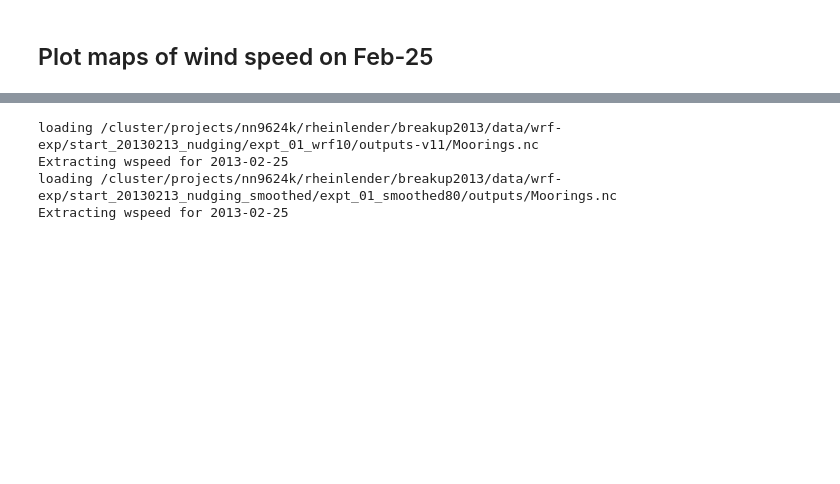
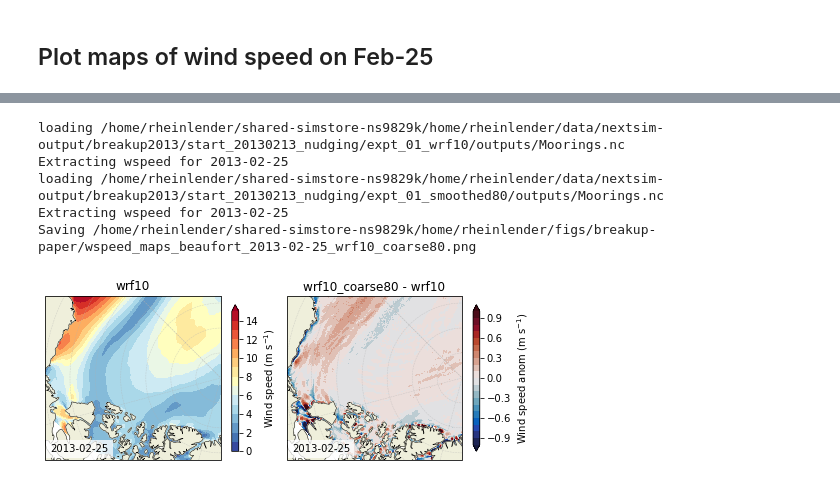
Before and after one commit to rheinlender/seaice-breakup-grl, a Jupyter notebook: plotting-scripts/winds_wrf10-coarsegrid.ipynb, the cells around one changed output, grey strips where cells are left out. Saved outputs shown, nothing was run; the diff lists cells and outputs as text; code cells hidden in the pictures; blank space fills up the shorter version.

```diff
--- a/plotting-scripts/winds_wrf10-coarsegrid.ipynb
+++ b/plotting-scripts/winds_wrf10-coarsegrid.ipynb
@@ -272,8 +279,8 @@ clim = [0,15,1] # for wind speed
 
 cmap = 'RdYlBu_r'
 cb_extend = 'max'
-clabel = 'Wind speed [m/s]'
-title_names = ['wrf10', 'smooth80 - wrf10']
+clabel = ['Wind speed (m s$^{-1}$)', 'Wind speed anom (m s$^{-1}$)']
+title_names = ['wrf10', 'wrf10_coarse80 - wrf10']
 clevs = np.arange(clim[0], clim[1]+clim[2], clim[2])
 
 fig, gs = make_figure(8,4, 1, 2); # make the figure
@@ -310,10 +317,21 @@ for i, fl in enumerate(files):
             # anomalies
             anom = arr-wrf10
             cs = ax.contourf(anom, zorder=1, extent=[*grid['x_extent'], *grid['y_extent']],
-                        levels=np.arange(-1, 1, 0.1), cmap= cmocean.cm.balance, extend='both')
+                        levels=np.arange(-1, 1+0.1, 0.1), cmap= cmocean.cm.balance, extend='both')
+
+        #cb_ax = fig.add_axes([0.91, 0.13, 0.01, 0.8]) # add axes for colorbar
+        cbar = fig.colorbar(cs, ax=ax, label=clabel[i], shrink=0.6)
+        #fig.colorbar(cs, ax=ax, label=clabel)
 
 # add colorbar
-fig.subplots_adjust(bottom=0.1, top=0.95, left=0.1, right=0.9, wspace=0.02, hspace=0.01)
-cb_ax = fig.add_axes([0.91, 0.13, 0.01, 0.8]) # add axes for colorbar
-cbar = fig.colorbar(cs, cax=cb_ax, label=clabel)
+fig.subplots_adjust(bottom=0.1, top=0.95, left=0.1, right=0.9, wspace=0.1, hspace=0.01)
+#cb_ax = fig.add_axes([0.91, 0.13, 0.01, 0.8]) # add axes for colorbar
+#cbar = fig.colorbar(cs, cax=cb_ax, label=clabel)
+# save figure
+figname = os.path.join(outdir,
+      '%s_%s_%s' % ('wspeed_maps_beaufort', dto, expts_names[1]))
+figname = figname + '.png'
+os.makedirs(os.path.dirname(figname), exist_ok=True)
+print(f'Saving {figname}')
+fig.savefig(figname, dpi=300, bbox_inches='tight')
 # %% [output]
@@ -322,7 +338,9 @@ cbar = fig.colorbar(cs, cax=cb_ax, label=clabel)
-loading /cluster/projects/nn9624k/rheinlender/breakup2013/data/wrf-exp/start_20130213_nudging/expt_01_wrf10/outputs-v11/Moorings.nc
+loading /home/rheinlender/shared-simstore-ns9829k/home/rheinlender/data/nextsim-output/breakup2013/start_20130213_nudging/expt_01_wrf10/outputs/Moorings.nc
 Extracting wspeed for 2013-02-25
-loading /cluster/projects/nn9624k/rheinlender/breakup2013/data/wrf-exp/start_20130213_nudging_smoothed/expt_01_smoothed80/outputs/Moorings.nc
+loading /home/rheinlender/shared-simstore-ns9829k/home/rheinlender/data/nextsim-output/breakup2013/start_20130213_nudging/expt_01_smoothed80/outputs/Moorings.nc
 Extracting wspeed for 2013-02-25
+Saving /home/rheinlender/shared-simstore-ns9829k/home/rheinlender/figs/breakup-paper/wspeed_maps_beaufort_2013-02-25_wrf10_coarse80.png
+[figure, added]
 # %%
 
 vname=['wndy']
```
Also changed, not shown: parts of 6 cells of this notebook, 20 other files.
